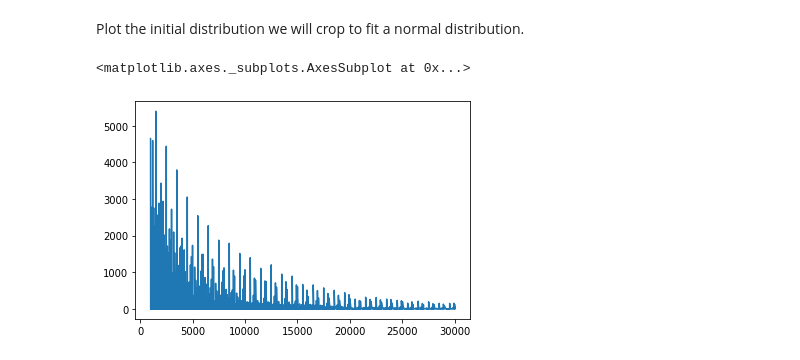
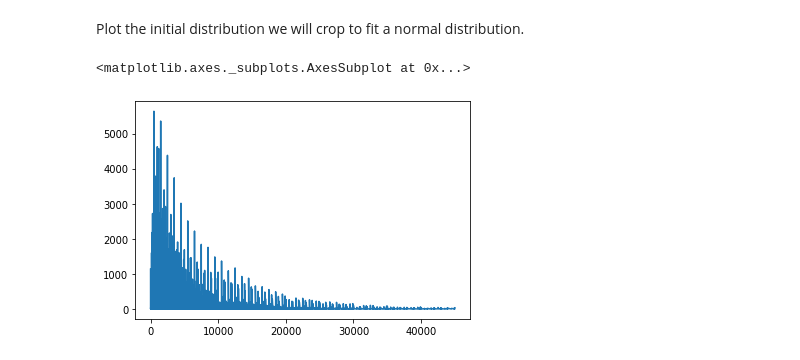
Before and after one commit to holiday-scott/exploring_ebay_car_sales_data, a Jupyter notebook: eBay_Auto_Sales.ipynb, the cells around one changed output. Saved outputs shown, nothing was run; the diff lists cells and outputs as text; code cells hidden in the pictures.

```diff
--- a/eBay_Auto_Sales.ipynb
+++ b/eBay_Auto_Sales.ipynb
@@ -398,9 +397,9 @@ autos["price"].value_counts().sort_index().plot()
 # %% [markdown]
 Plot the initial distribution we will crop to fit a normal distribution.
 # %%
-price_bool = autos["price"].between(1000,30000)
+price_bool = autos["price"].between(1,45000)
 final_price_distribution = autos[price_bool]
 final_price_distribution["price"].value_counts().sort_index().plot()
 # %% [output]
 <matplotlib.axes._subplots.AxesSubplot at 0x...>
-[figure, old version]
+[figure, new version]
```
Also changed, not shown: parts of 38 cells of this notebook.
